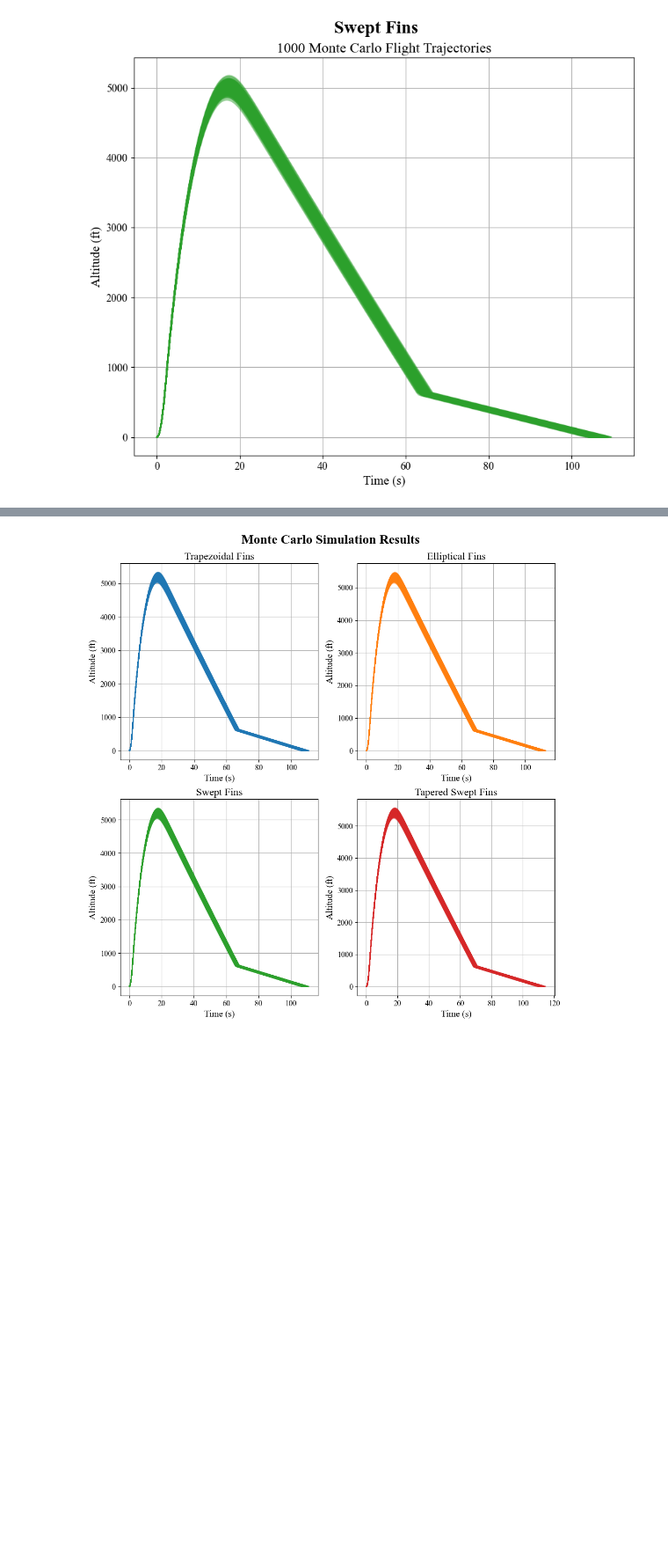
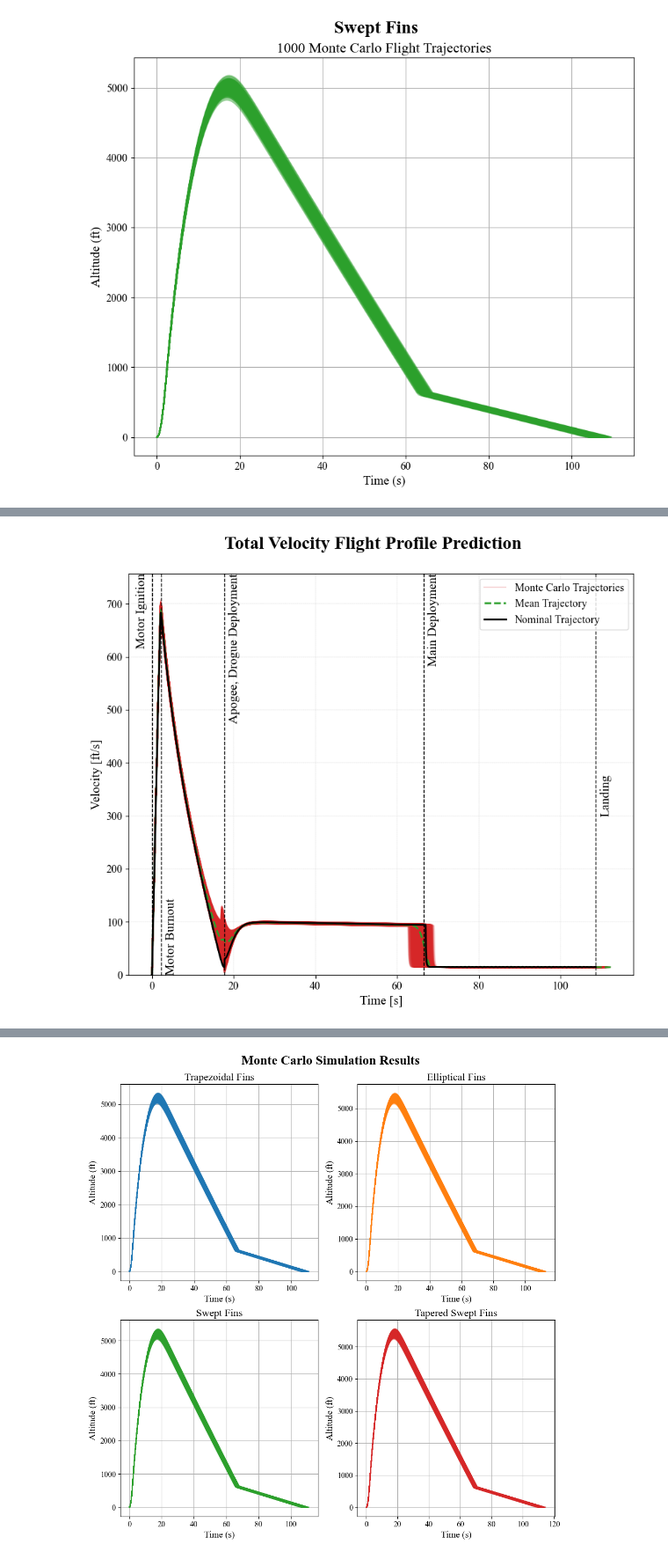
Before and after one commit to saividyud/NASA_25-26_Rocket_Simulations, a Jupyter notebook: Fin Testing/monte_carlo_plotter.ipynb, the cells around one changed output, grey strips where cells are left out. Shown at 88% size. Cells and saved outputs as stored; diff of their text form; code cells hidden in the pictures; blank space fills up the shorter version.

```diff
--- a/Fin Testing/monte_carlo_plotter.ipynb
+++ b/Fin Testing/monte_carlo_plotter.ipynb
@@ -515,0 +1044,37 @@ plt.show()
+# %%
+fig = plt.figure()
+ax = fig.add_subplot()
+
+fig.suptitle('Total Velocity Flight Profile Prediction', y=0.95)
+
+for i, vs in enumerate(aligned_vs):
+    ax.plot(mean_times, vs, color='tab:red', alpha=0.2, label='Monte Carlo Trajectories' if i == 0 else "") # Convert to feet
+
+ax.plot(mean_times, avg_vs, color='tab:green', linestyle='--', linewidth=2, label='Mean Trajectory')  # Convert to feet
+
+ax.plot(nominal_flight['Time'], nominal_flight['Total Velocity'], color='black', linestyle='-', linewidth=2, label='Nominal Trajectory')  # Convert to feet
+
+up_lim = max(avg_vs)*1.1
+padding = 1
+
+ax.vlines(x=[0, 2.309, 17.709, 66.486, 108.63], ymin=0, ymax=up_lim, colors='black', linestyles='--', linewidth=1)
+ax.text(0 - padding, up_lim, 'Motor Ignition', rotation=90, verticalalignment='top', horizontalalignment='right', fontsize=14)
+ax.text(2.309 + padding, 0, 'Motor Burnout', rotation=90, verticalalignment='bottom', horizontalalignment='left', fontsize=14)
+ax.text(17.709 + padding, up_lim, 'Apogee, Drogue Deployment', rotation=90, verticalalignment='top', horizontalalignment='left', fontsize=14)
+ax.text(66.486 + padding, up_lim, 'Main Deployment', rotation=90, verticalalignment='top', horizontalalignment='left', fontsize=14)
+ax.text(108.63 + padding, up_lim/2, 'Landing', rotation=90, verticalalignment='top', horizontalalignment='left', fontsize=14)
+
+ax.grid(linestyle='--', linewidth=0.2)
+# ax.set_title()
+ax.set_xlabel('Time [s]')
+ax.set_ylabel('Velocity [ft/s]')
+
+ax.set_ylim(0, up_lim)
+
+ax.legend()
+
+fig.savefig('./Figures/Velocity Predictions.png', dpi=300)
+
+plt.show()
+# %% [output]
+[figure, added]
```
Also changed, not shown: parts of 23 cells of this notebook, 10 other files.
